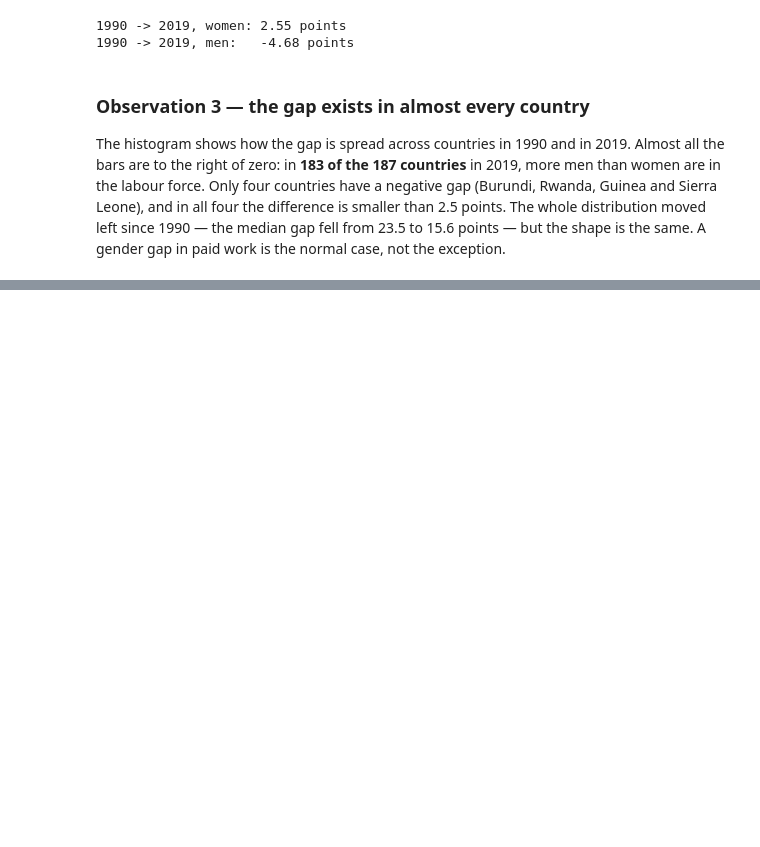
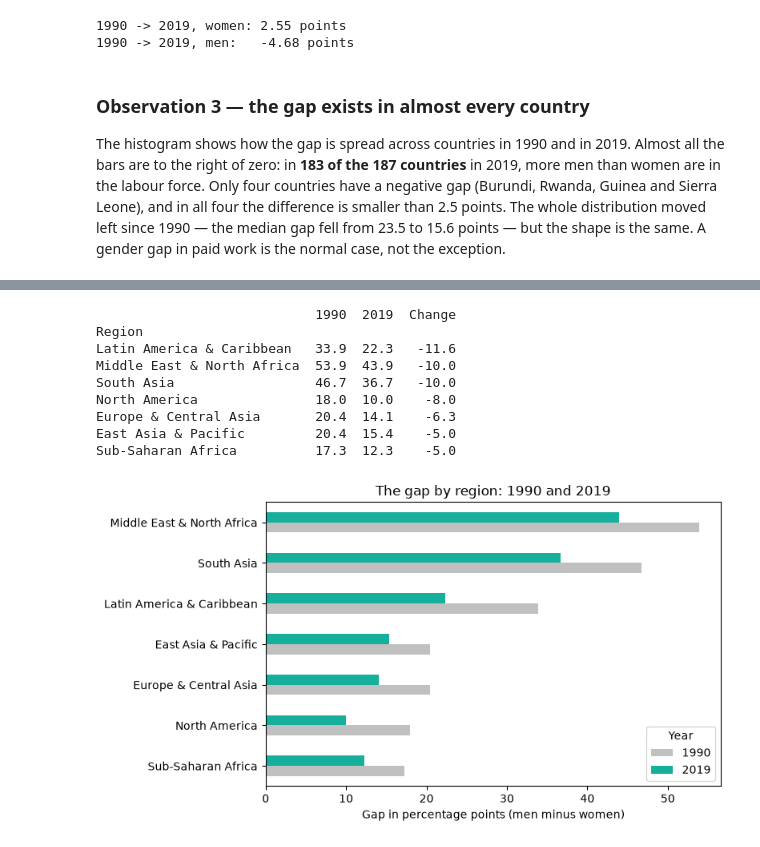
Before and after one commit to Trista-xx/SFDS_assignment, a Jupyter notebook: 202516801504_CSCU9M3_TheAssignment_Aut26.ipynb, the cells around one changed output, grey strips where cells are left out. Saved outputs shown, nothing was run; the diff lists cells and outputs as text; code cells hidden in the pictures; blank space fills up the shorter version.

```diff
--- a/202516801504_CSCU9M3_TheAssignment_Aut26.ipynb
+++ b/202516801504_CSCU9M3_TheAssignment_Aut26.ipynb
@@ -625,0 +321,30 @@ If I had one week, the order would be: population-weighted averages first, then
+# %%
+two_years = data[data["Year"].isin([1990, 2019])]
+
+q2 = two_years.pivot_table(index="Region", columns="Year",
+                           values="LFPR_gap", aggfunc="mean").round(1)
+q2.columns = ["1990", "2019"]
+q2["Change"] = (q2["2019"] - q2["1990"]).round(1)
+q2 = q2.sort_values("Change")
+print(q2)
+
+# the same numbers as a chart
+q2[["1990", "2019"]].sort_values("1990").plot(kind="barh", figsize=(8, 4.5),
+                                             color=["#C0C0C0", "#16AF9B"])
+plt.title("The gap by region: 1990 and 2019")
+plt.xlabel("Gap in percentage points (men minus women)")
+plt.ylabel("")
+plt.legend(title="Year")
+plt.tight_layout()
+plt.show()
+# %% [output]
+                            1990  2019  Change
+Region
+Latin America & Caribbean   33.9  22.3   -11.6
+Middle East & North Africa  53.9  43.9   -10.0
+South Asia                  46.7  36.7   -10.0
+North America               18.0  10.0    -8.0
+Europe & Central Asia       20.4  14.1    -6.3
+East Asia & Pacific         20.4  15.4    -5.0
+Sub-Saharan Africa          17.3  12.3    -5.0
+[figure, added]
```
Also changed, not shown: parts of 44 cells of this notebook.
